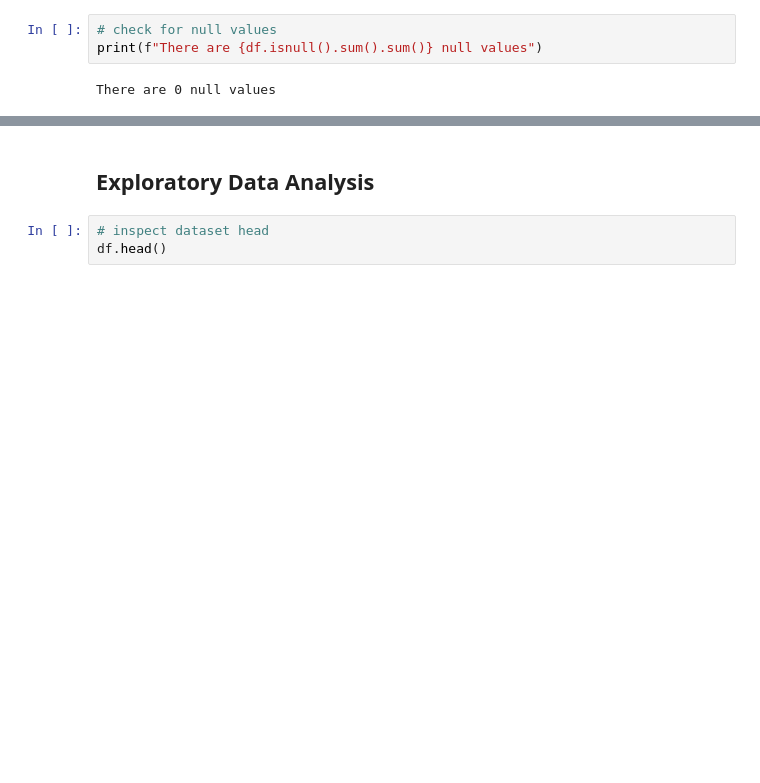
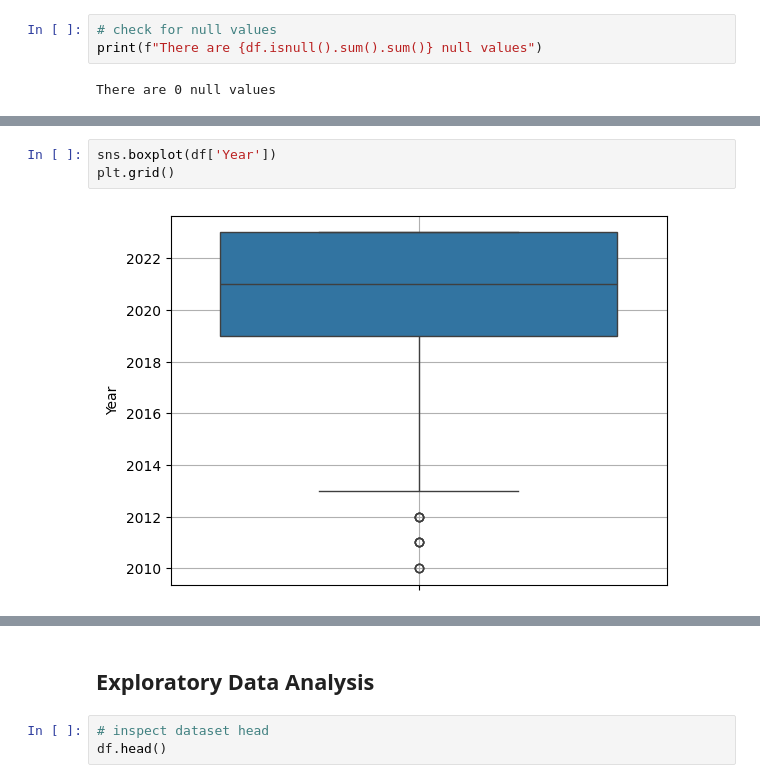
Before and after one commit to bonsoirval/portfolio, a Jupyter notebook: python/codveda/sentiments_analysis.ipynb, the cells around one changed output, grey strips where cells are left out. Saved outputs shown, nothing was run; the diff lists cells and outputs as text; blank space fills up the shorter version.

```diff
--- a/python/codveda/sentiments_analysis.ipynb
+++ b/python/codveda/sentiments_analysis.ipynb
@@ -83,0 +102,5 @@ df['Hashtags'][0]
+# %%
+sns.boxplot(df['Year'])
+plt.grid()
+# %% [output]
+[figure, added]
```
Also changed, not shown: parts of 26 cells of this notebook.
